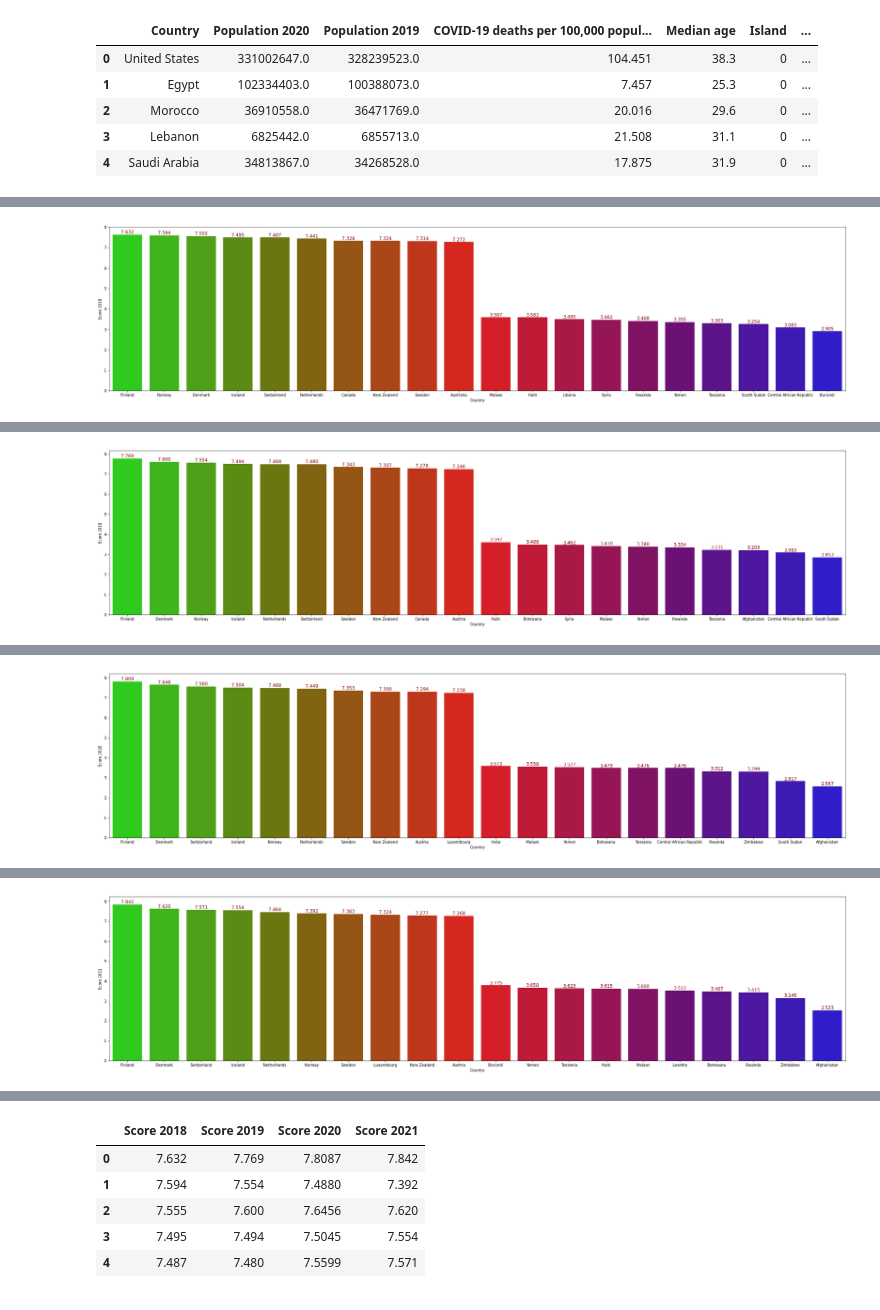
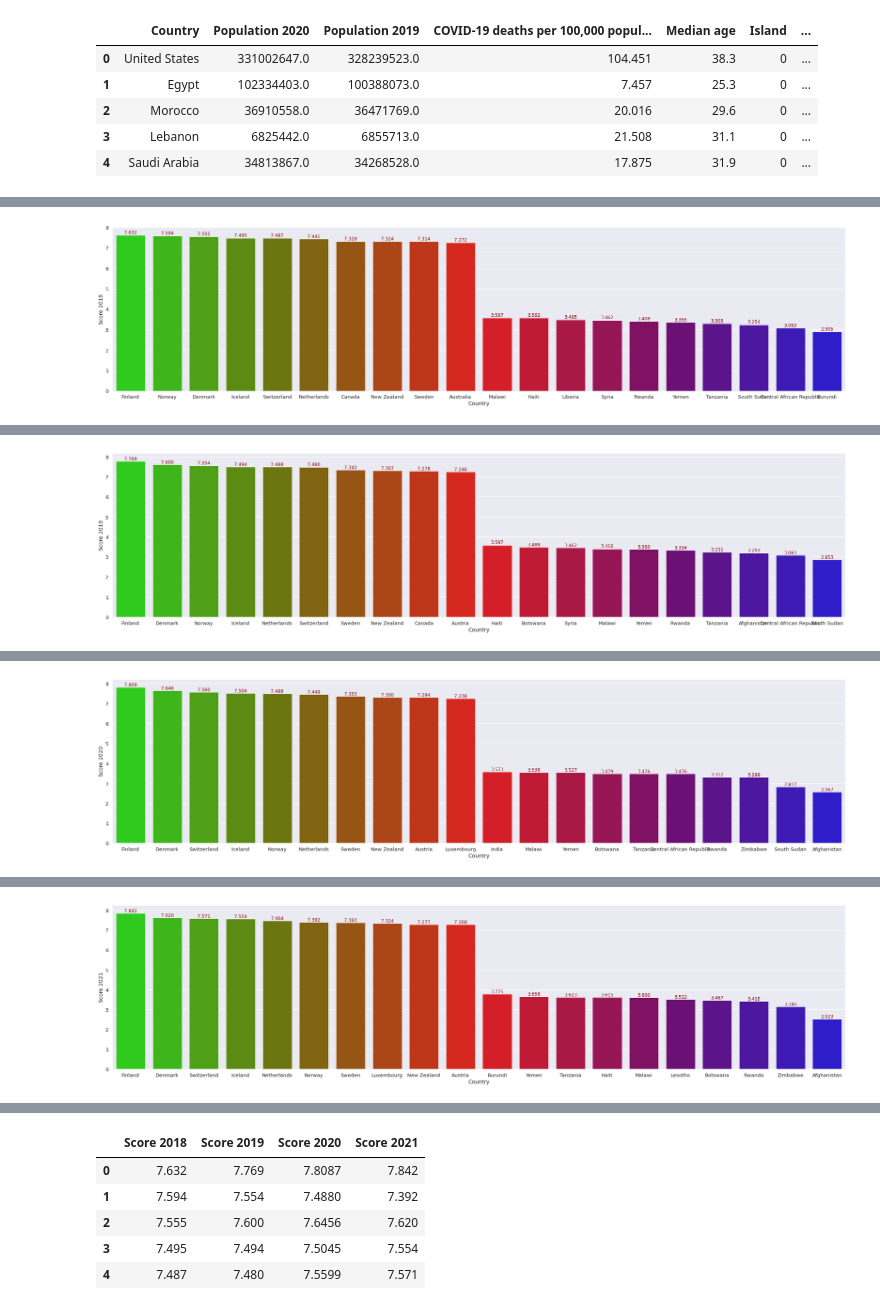
Before and after one commit to SaltedEggYok/INF1002-assignment-1, a Jupyter notebook: code/INF1003 Python Project_Osama Rasheed Khan.ipynb, the cells around one changed output, grey strips where cells are left out. Saved outputs shown, nothing was run; the diff lists cells and outputs as text; code cells hidden in the pictures.

```diff
--- a/code/INF1003 Python Project_Osama Rasheed Khan.ipynb
+++ b/code/INF1003 Python Project_Osama Rasheed Khan.ipynb
@@ -243,13 +243,13 @@ print(ct_df18)
 # %%
 # Display top 10 and botom 10 countries Happiness Scores for 2018
 plt.figure(figsize = (35,8)) # Adjust size of plot for it to be read
-
+sns.set(font_scale=1.2)
 ax18 = sns.barplot(x = "Country", y = "Score 2018", data = ct_df18, palette = "brg_r")
 
 for p in ax18.patches:
   ax18.text(p.get_x() + p.get_width()/2., p.get_height(), '{0:.3f}'.format(p.get_height()), fontsize = 12, color = 'maroon', ha = 'center', va = 'bottom')
 # %% [output]
-[figure, old version]
+[figure, new version]
 # %%
 #WHR 2019
 df19_head = df19.head(10)
@@ -279,13 +279,13 @@ print(ct_df19)
 # %%
 # Display top 10 and botom 10 countries Happiness Scores for 2019
 plt.figure(figsize = (35,8)) # Adjust size of plot for it to be read
-
+sns.set(font_scale=1.2)
 ax19 = sns.barplot(x = "Country", y = "Score 2019", data = ct_df19, palette = "brg_r")
 
 for p in ax19.patches:
   ax19.text(p.get_x() + p.get_width()/2., p.get_height(), '{0:.3f}'.format(p.get_height()), fontsize = 12, color = 'maroon', ha = 'center', va = 'bottom')
 # %% [output]
-[figure, old version]
+[figure, new version]
 # %%
 #WHR 2020
 df20_head = df20.head(10)
@@ -315,13 +315,13 @@ print(ct_df20)
 # %%
 # Display top 10 and botom 10 countries Happiness Scores for 2020
 plt.figure(figsize = (35,8)) # Adjust size of plot for it to be read
-
+sns.set(font_scale=1.2,)
 ax20 = sns.barplot(x = "Country", y = "Score 2020", data = ct_df20, palette = "brg_r")
 
 for p in ax20.patches:
   ax20.text(p.get_x() + p.get_width()/2., p.get_height(), '{0:.3f}'.format(p.get_height()), fontsize = 12, color = 'maroon', ha = 'center', va = 'bottom')
 # %% [output]
-[figure, old version]
+[figure, new version]
 # %%
 #WHR 2021
 df21_head = df21.head(10)
@@ -351,13 +351,13 @@ print(ct_df21)
 # %%
 # Display top 10 and botom 10 countries Happiness Scores for 2021
 plt.figure(figsize = (35,8)) # Adjust size of plot for it to be read
-
+sns.set(font_scale=1.2)
 ax21 = sns.barplot(x = "Country", y = "Score 2021", data = ct_df21, palette = "brg_r")
 
 for p in ax21.patches:
   ax21.text(p.get_x() + p.get_width()/2., p.get_height(), '{0:.3f}'.format(p.get_height()), fontsize = 12, color = 'maroon', ha = 'center', va = 'bottom')
 # %% [output]
-[figure, old version]
+[figure, new version]
 # %%
 # FIND CORRELATION
 
```
Also changed, not shown: parts of 5 cells of this notebook.
